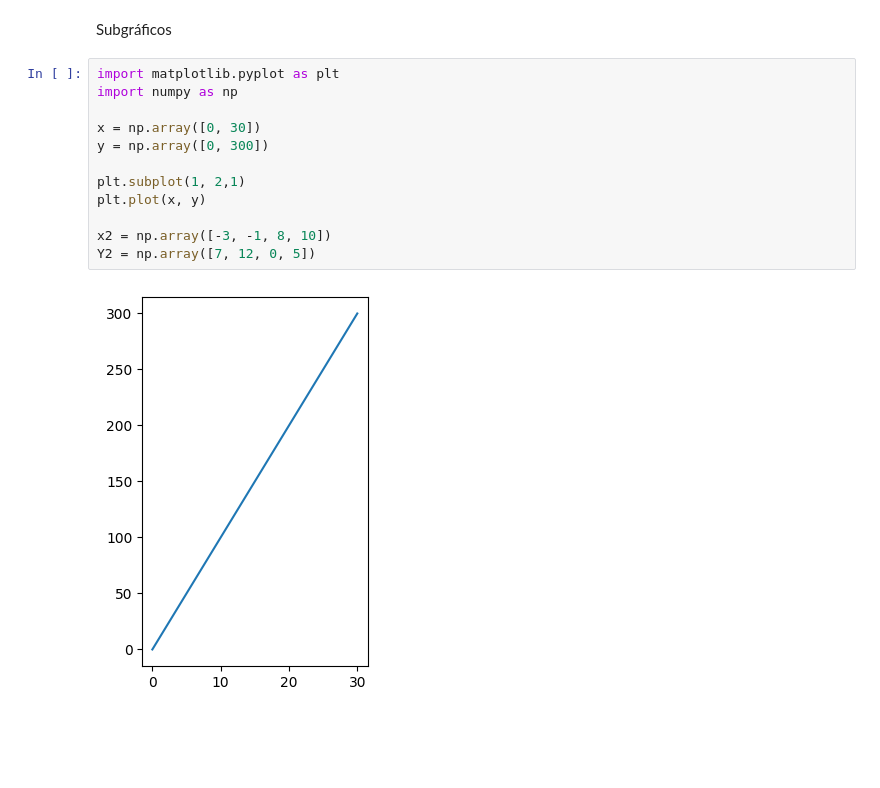
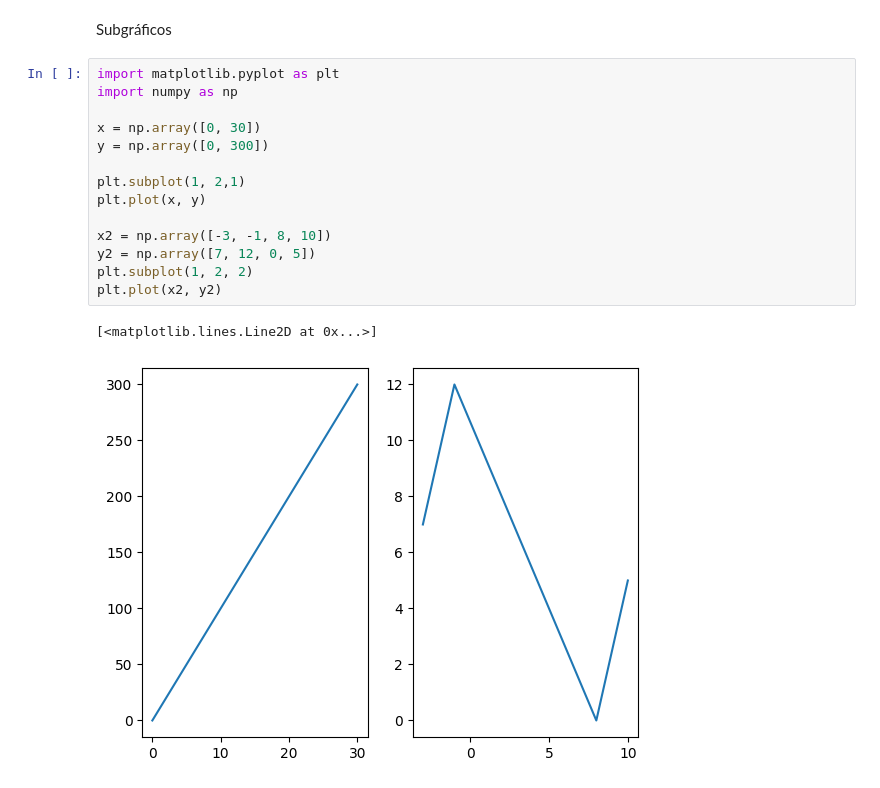
Before and after one commit to martanascimento1/datascience1, a Jupyter notebook: visualization.ipynb, the cells around one changed output. Cells and saved outputs as stored; diff of their text form; blank space fills up the shorter version.

```diff
--- a/visualization.ipynb
+++ b/visualization.ipynb
@@ -28,14 +28,17 @@ Subgráficos
 # %%
 import matplotlib.pyplot as plt
 import numpy as np
 
 x = np.array([0, 30])
 y = np.array([0, 300])
 
 plt.subplot(1, 2,1)
 plt.plot(x, y)
 
 x2 = np.array([-3, -1, 8, 10])
-Y2 = np.array([7, 12, 0, 5])
+y2 = np.array([7, 12, 0, 5])
+plt.subplot(1, 2, 2)
+plt.plot(x2, y2)
 # %% [output]
+[<matplotlib.lines.Line2D at 0x...>]
-[figure, old version]
+[figure, new version]
```
